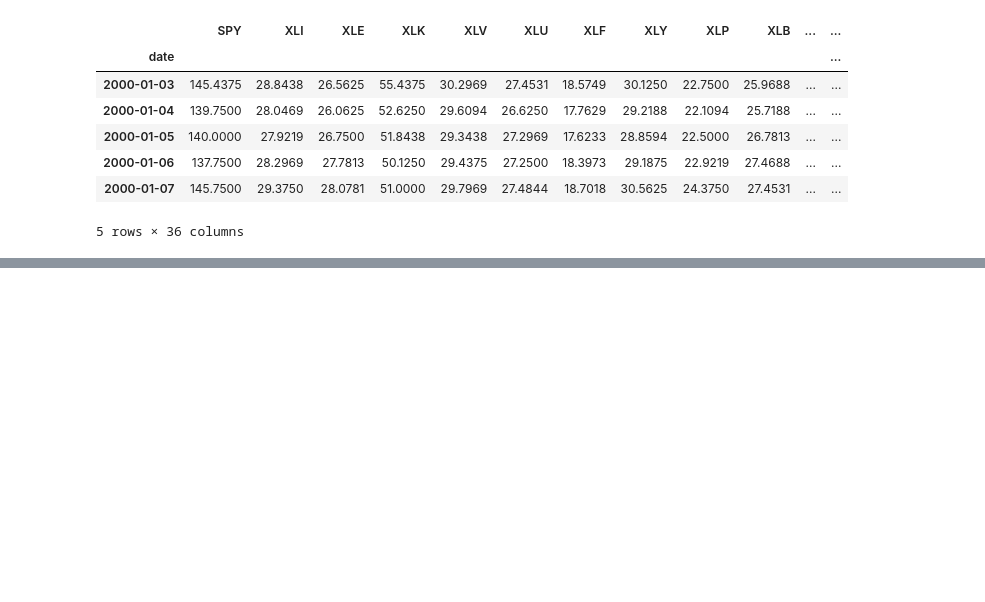
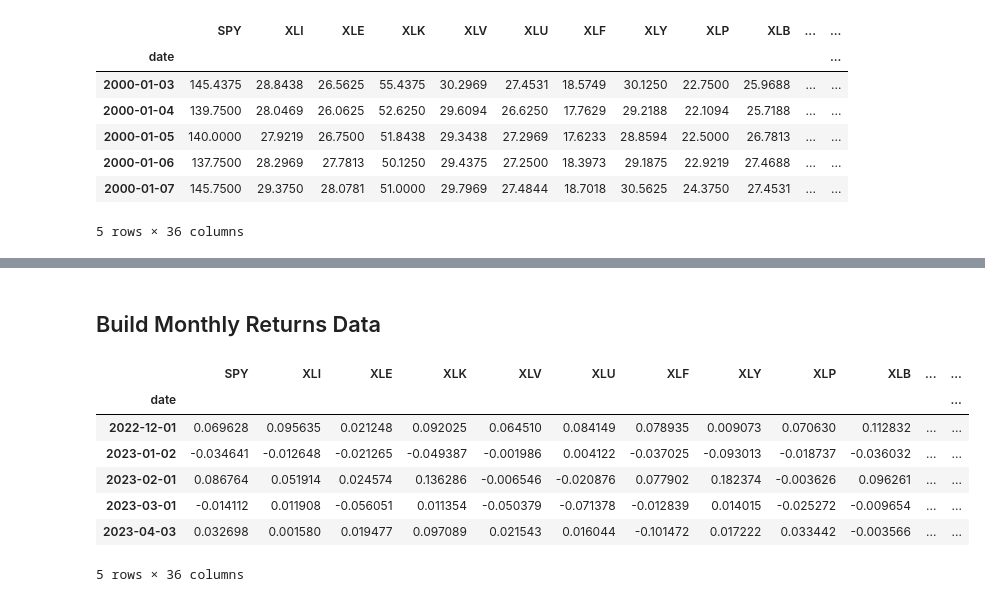
Before and after one commit to dcuoliveira/cml-fin, a Jupyter notebook: src/resample_etfs.ipynb, the cells around one changed output, grey strips where cells are left out. Cells and saved outputs as stored; diff of their text form; code cells hidden in the pictures; blank space fills up the shorter version.

```diff
--- a/src/resample_etfs.ipynb
+++ b/src/resample_etfs.ipynb
@@ -36,0 +78,15 @@ etfs_df.resample("BMS").first().reset_index().to_csv(os.path.join(dir_path, "dat
+# %% [markdown]
+## Build Monthly Returns Data
+# %%
+monthly_ret_etfs_df = np.log(etfs_df.resample("B").ffill()).diff(25).resample("BMS").first()
+
+monthly_ret_etfs_df.tail()
+# %% [output]
+|  | SPY | XLI | XLE | XLK | XLV | XLU | XLF | XLY | XLP | XLB | ... | ... |
+| date |  |  |  |  |  |  |  |  |  |  |  | ... |
+| 2022-12-01 | 0.069628 | 0.095635 | 0.021248 | 0.092025 | 0.064510 | 0.084149 | 0.078935 | 0.009073 | 0.070630 | 0.112832 | ... | ... |
+| 2023-01-02 | -0.034641 | -0.012648 | -0.021265 | -0.049387 | -0.001986 | 0.004122 | -0.037025 | -0.093013 | -0.018737 | -0.036032 | ... | ... |
+| 2023-02-01 | 0.086764 | 0.051914 | 0.024574 | 0.136286 | -0.006546 | -0.020876 | 0.077902 | 0.182374 | -0.003626 | 0.096261 | ... | ... |
+| 2023-03-01 | -0.014112 | 0.011908 | -0.056051 | 0.011354 | -0.050379 | -0.071378 | -0.012839 | 0.014015 | -0.025272 | -0.009654 | ... | ... |
+| 2023-04-03 | 0.032698 | 0.001580 | 0.019477 | 0.097089 | 0.021543 | 0.016044 | -0.101472 | 0.017222 | 0.033442 | -0.003566 | ... | ... |
+5 rows × 36 columns
```
Also changed, not shown: parts of 13 cells of this notebook.
